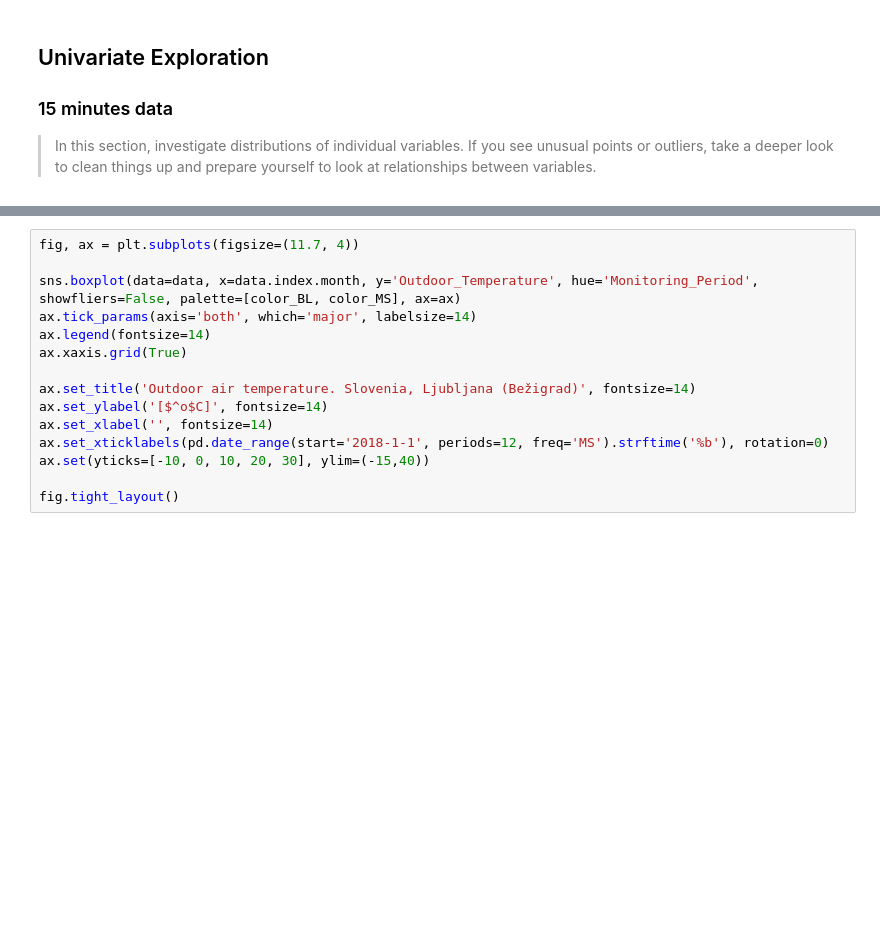
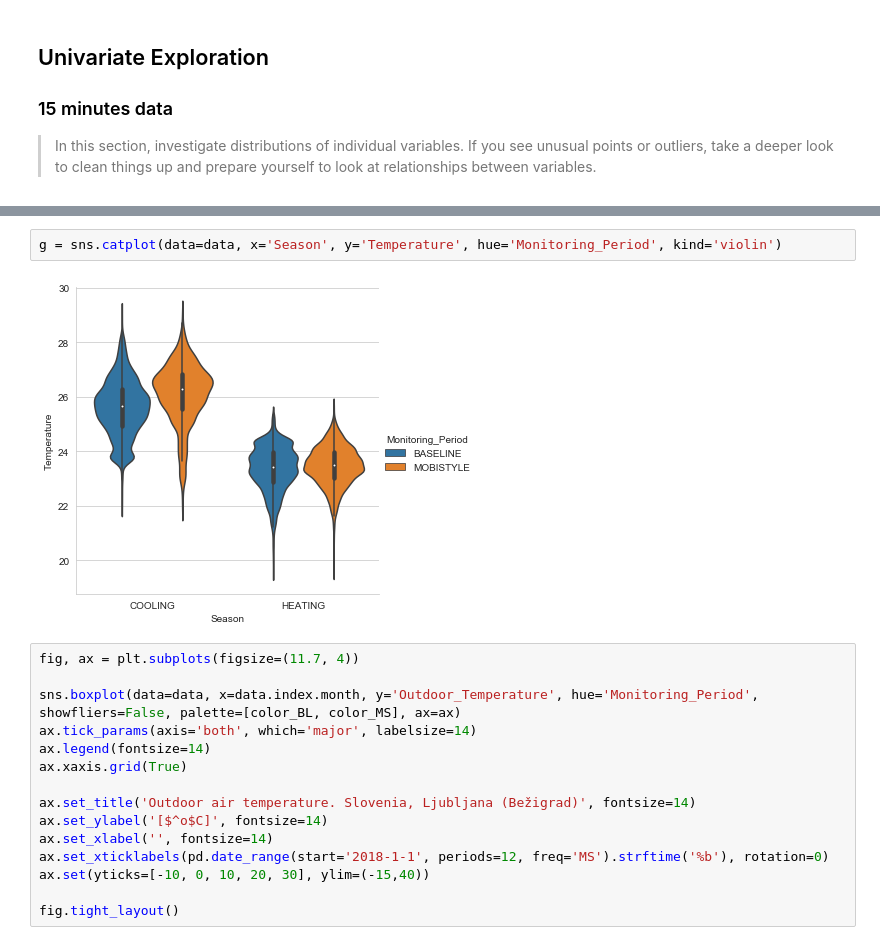
Before and after one commit to SVGoogle/EDA-project, a Jupyter notebook: data_exploration.ipynb, the cells around one changed output, grey strips where cells are left out. Cells and saved outputs as stored; diff of their text form; blank space fills up the shorter version.

```diff
--- a/data_exploration.ipynb
+++ b/data_exploration.ipynb
@@ -229,3 +255,7 @@ plt.suptitle('Density plots');
+# %%
+g = sns.catplot(data=data, x='Season', y='Temperature', hue='Monitoring_Period', kind='violin')
+# %% [output]
+[figure, added]
 # %%
 fig, ax = plt.subplots(figsize=(11.7, 4))
 
```
Also changed, not shown: parts of 13 cells of this notebook.
